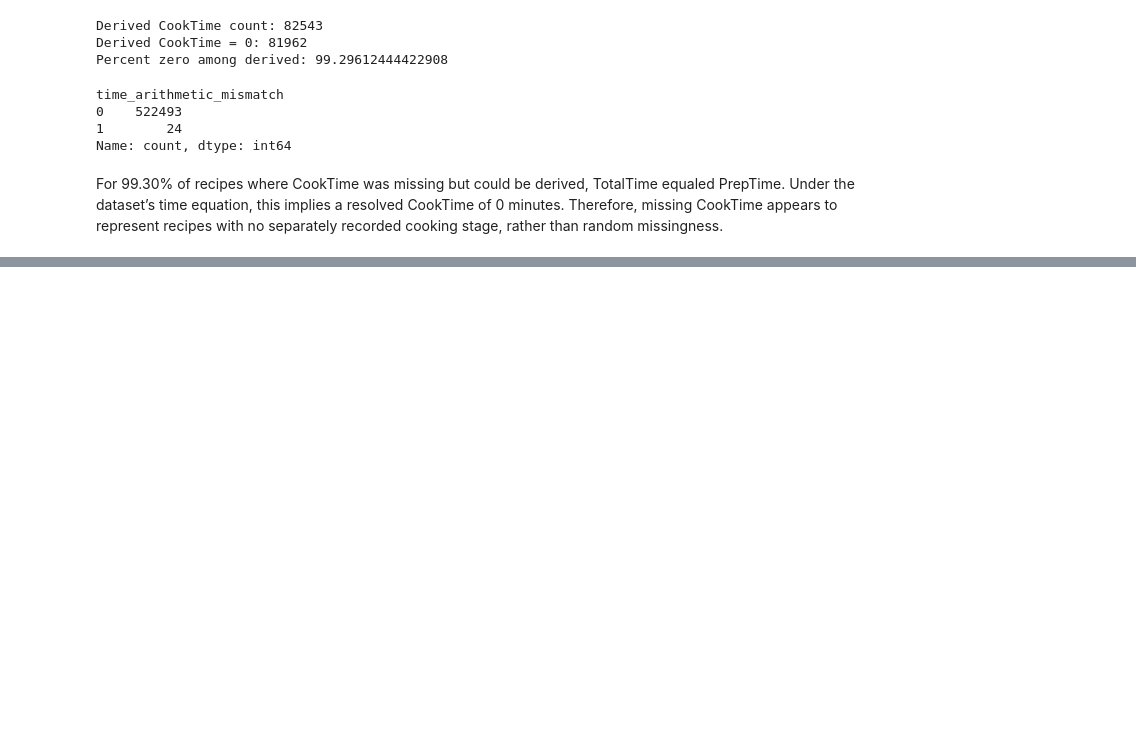
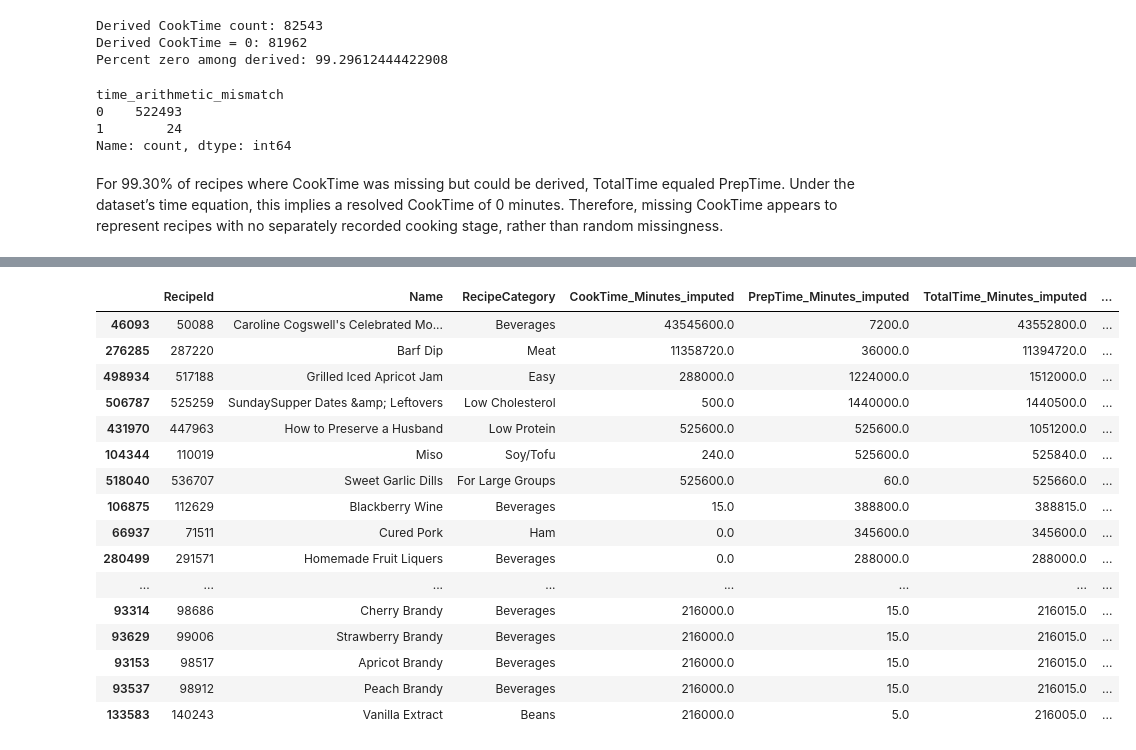
Before and after one commit to Brunix3004/recipe_recommendation_project, a Jupyter notebook: notebooks/02_week5_hypothesis_notebook.ipynb, the cells around one changed output, grey strips where cells are left out. Saved outputs shown, nothing was run; the diff lists cells and outputs as text; code cells hidden in the pictures; blank space fills up the shorter version.

```diff
--- a/notebooks/02_week5_hypothesis_notebook.ipynb
+++ b/notebooks/02_week5_hypothesis_notebook.ipynb
@@ -79,0 +104,34 @@ For 99.30% of recipes where CookTime was missing but could be derived, TotalTime
+# %%
+resolved.sort_values(
+    "TotalTime_Minutes_imputed",
+    ascending=False
+)[
+    [
+        "RecipeId",
+        "Name",
+        "RecipeCategory",
+        "CookTime_Minutes_imputed",
+        "PrepTime_Minutes_imputed",
+        "TotalTime_Minutes_imputed",
+        "TotalTime_Minutes",
+        "TotalTime"
+    ]
+].head(20)
+# %% [output]
+|  | RecipeId | Name | RecipeCategory | CookTime_Minutes_imputed | PrepTime_Minutes_imputed | TotalTime_Minutes_imputed | ... |
+| 46093 | 50088 | Caroline Cogswell's Celebrated Mo... | Beverages | 43545600.0 | 7200.0 | 43552800.0 | ... |
+| 276285 | 287220 | Barf Dip | Meat | 11358720.0 | 36000.0 | 11394720.0 | ... |
+| 498934 | 517188 | Grilled Iced Apricot Jam | Easy | 288000.0 | 1224000.0 | 1512000.0 | ... |
+| 506787 | 525259 | SundaySupper Dates &amp; Leftovers | Low Cholesterol | 500.0 | 1440000.0 | 1440500.0 | ... |
+| 431970 | 447963 | How to Preserve a Husband | Low Protein | 525600.0 | 525600.0 | 1051200.0 | ... |
+| 104344 | 110019 | Miso | Soy/Tofu | 240.0 | 525600.0 | 525840.0 | ... |
+| 518040 | 536707 | Sweet Garlic Dills | For Large Groups | 525600.0 | 60.0 | 525660.0 | ... |
+| 106875 | 112629 | Blackberry Wine | Beverages | 15.0 | 388800.0 | 388815.0 | ... |
+| 66937 | 71511 | Cured Pork | Ham | 0.0 | 345600.0 | 345600.0 | ... |
+| 280499 | 291571 | Homemade Fruit Liquers | Beverages | 0.0 | 288000.0 | 288000.0 | ... |
+| ... | ... | ... | ... | ... | ... | ... | ... |
+| 93314 | 98686 | Cherry Brandy | Beverages | 216000.0 | 15.0 | 216015.0 | ... |
+| 93629 | 99006 | Strawberry Brandy | Beverages | 216000.0 | 15.0 | 216015.0 | ... |
+| 93153 | 98517 | Apricot Brandy | Beverages | 216000.0 | 15.0 | 216015.0 | ... |
+| 93537 | 98912 | Peach Brandy | Beverages | 216000.0 | 15.0 | 216015.0 | ... |
+| 133583 | 140243 | Vanilla Extract | Beans | 216000.0 | 5.0 | 216005.0 | ... |
```
Also changed, not shown: parts of 4 cells of this notebook.
